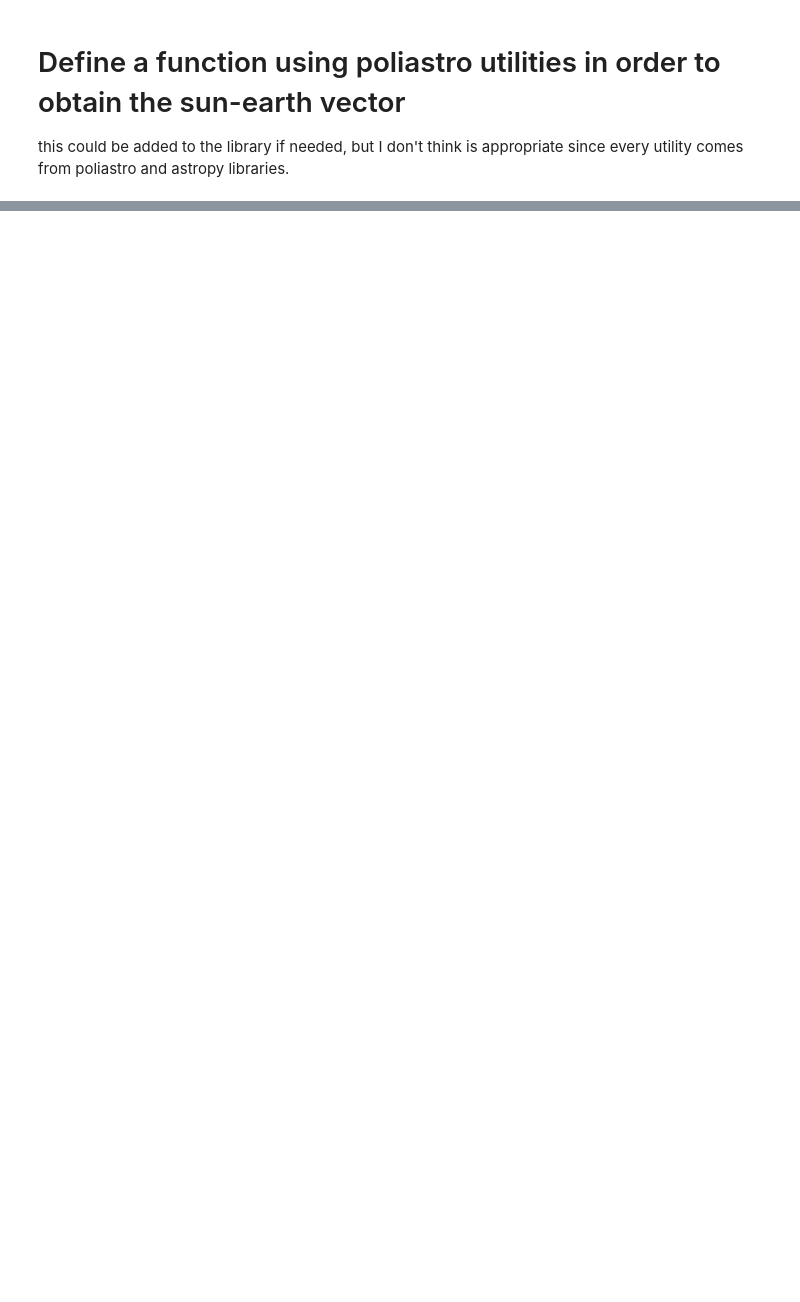
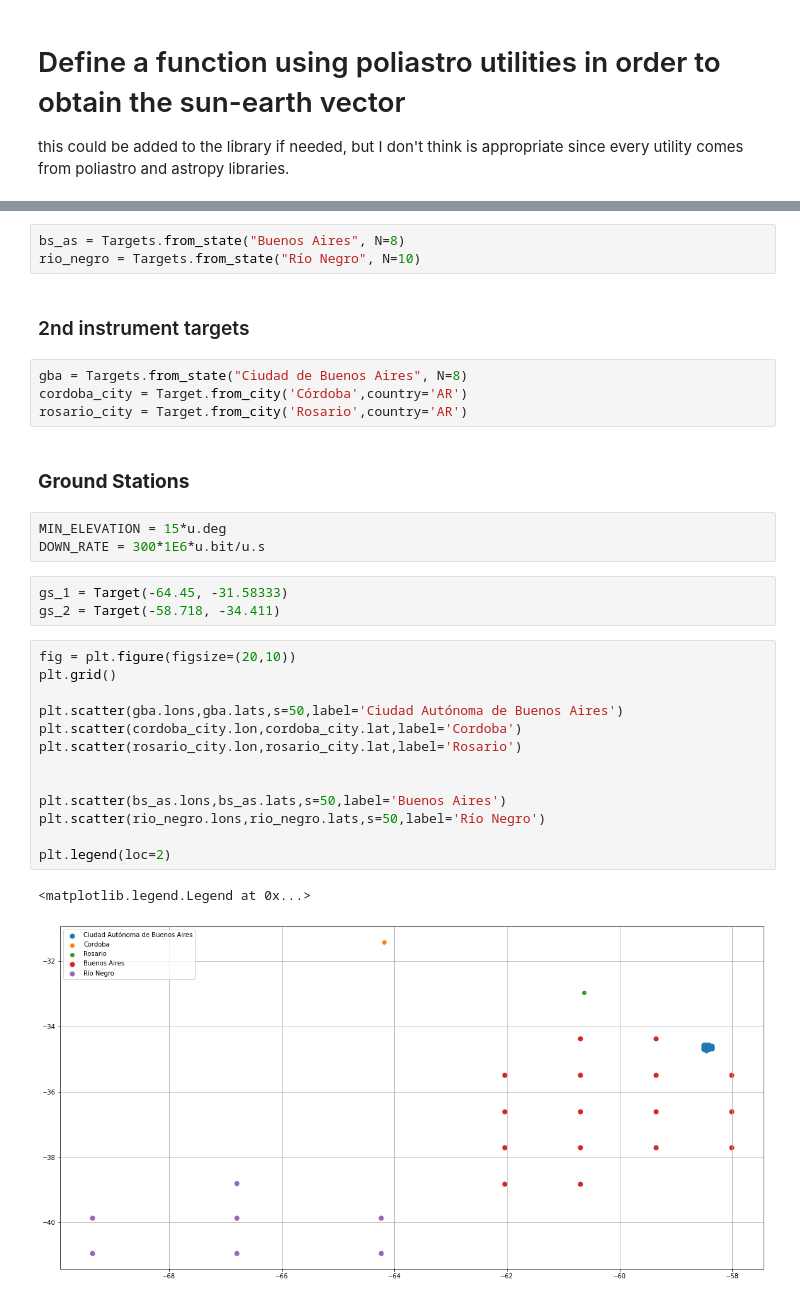
Before and after one commit to ivanbelenky/Ctll, a Jupyter notebook: notebooks/Test Case.ipynb, the cells around one changed output, grey strips where cells are left out. Cells and saved outputs as stored; diff of their text form; blank space fills up the shorter version.

```diff
--- a/notebooks/Test Case.ipynb
+++ b/notebooks/Test Case.ipynb
@@ -85,0 +57,33 @@ lat
+# %%
+bs_as = Targets.from_state("Buenos Aires", N=8)
+rio_negro = Targets.from_state("Río Negro", N=10)
+# %% [markdown]
+### 2nd instrument targets
+# %%
+gba = Targets.from_state("Ciudad de Buenos Aires", N=8)
+cordoba_city = Target.from_city('Córdoba',country='AR')
+rosario_city = Target.from_city('Rosario',country='AR')
+# %% [markdown]
+### <strong>Ground Stations</strong>
+# %%
+MIN_ELEVATION = 15*u.deg
+DOWN_RATE = 300*1E6*u.bit/u.s
+# %%
+gs_1 = Target(-64.45, -31.58333)
+gs_2 = Target(-58.718, -34.411)
+# %%
+fig = plt.figure(figsize=(20,10))
+plt.grid()
+
+plt.scatter(gba.lons,gba.lats,s=50,label='Ciudad Autónoma de Buenos Aires')
+plt.scatter(cordoba_city.lon,cordoba_city.lat,label='Cordoba')
+plt.scatter(rosario_city.lon,rosario_city.lat,label='Rosario')
+
+
+plt.scatter(bs_as.lons,bs_as.lats,s=50,label='Buenos Aires')
+plt.scatter(rio_negro.lons,rio_negro.lats,s=50,label='Río Negro')
+
+plt.legend(loc=2)
+# %% [output]
+<matplotlib.legend.Legend at 0x...>
+[figure, added]
```
Also changed, not shown: parts of 42 cells of this notebook, 6 other files.
